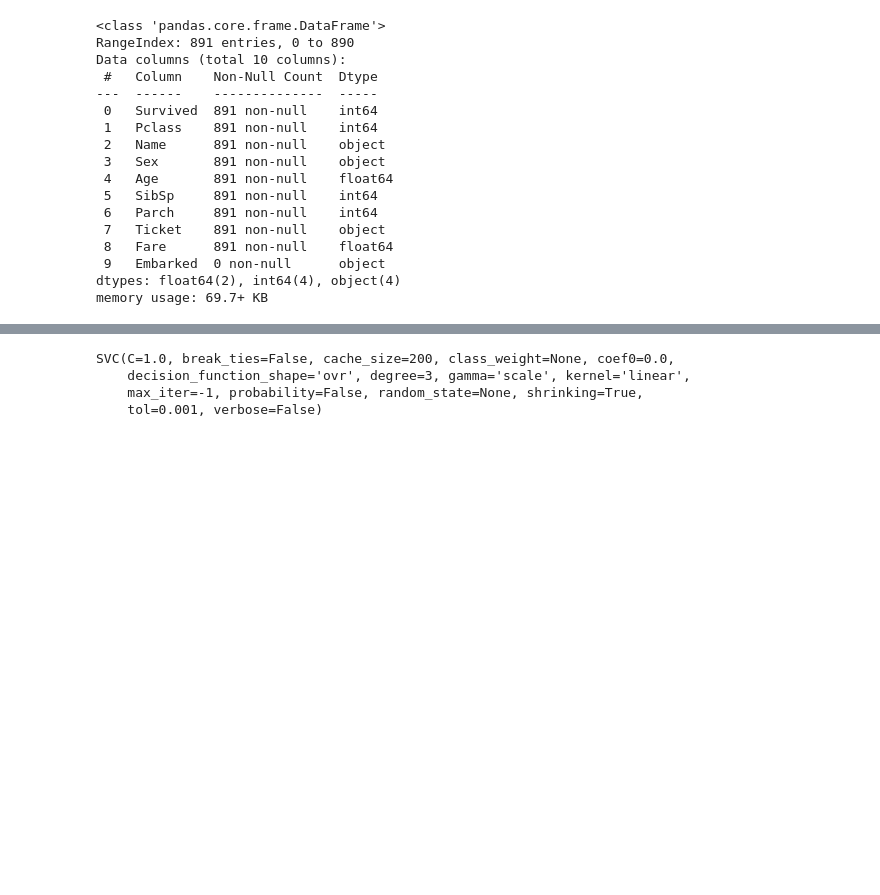
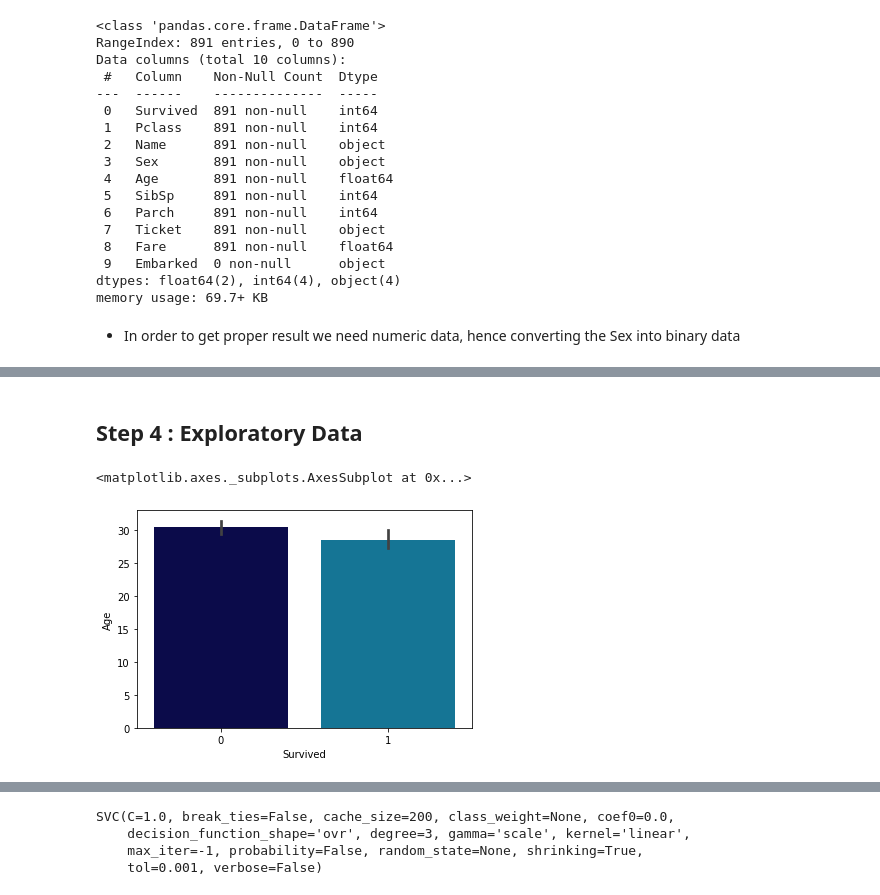
Before and after one commit to ImSahilShaikh/BE_IT_Assignments, a Jupyter notebook: BE_IT/CL-7/Part B - MLA/Assignment 5/Assignment 5.ipynb, the cells around one changed output, grey strips where cells are left out. Drawn from its saved outputs; the diff is of its cells as text; code cells hidden in the pictures; blank space fills up the shorter version.

```diff
--- a/BE_IT/CL-7/Part B - MLA/Assignment 5/Assignment 5.ipynb
+++ b/BE_IT/CL-7/Part B - MLA/Assignment 5/Assignment 5.ipynb
@@ -175,6 +201,8 @@ Data columns (total 10 columns):
  9   Embarked  0 non-null      object
 dtypes: float64(2), int64(4), object(4)
 memory usage: 69.7+ KB
+# %% [markdown]
+- In order to get proper result we need numeric data, hence converting the Sex into binary data
 # %%
 test["Sex"] = test["Sex"].map({'male': 0,'female':1})
 train["Sex"] = train["Sex"].map({'male': 0,'female':1})
@@ -187,3 +215,10 @@ train.head()
 | 2 | 1 | 3 | Heikkinen, Miss. Laina | 1 | 26.0 | 0 | 0 | STON/O2. 3101282 | 7.9250 | None |
 | 3 | 1 | 1 | Futrelle, Mrs. Jacques Heath (Lil... | 1 | 35.0 | 1 | 0 | 113803 | 53.1000 | None |
 | 4 | 0 | 3 | Allen, Mr. William Henry | 0 | 35.0 | 0 | 0 | 373450 | 8.0500 | None |
+# %% [markdown]
+## Step 4 : Exploratory Data
+# %%
+sns.barplot(x="Survived",y="Age",data=train,palette = "ocean")
+# %% [output]
+<matplotlib.axes._subplots.AxesSubplot at 0x...>
+[figure, added]
```
Also changed, not shown: parts of 16 cells of this notebook.
